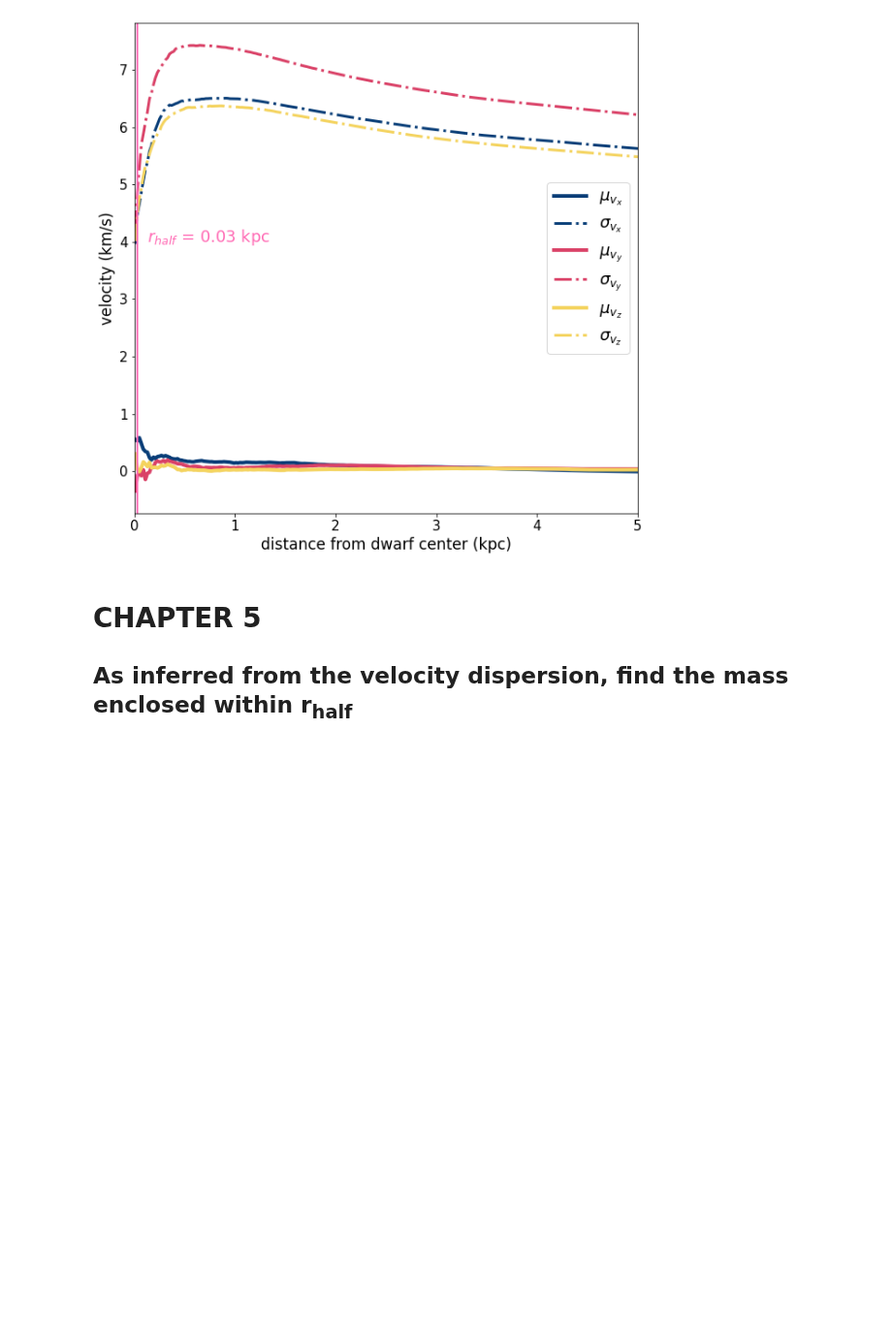
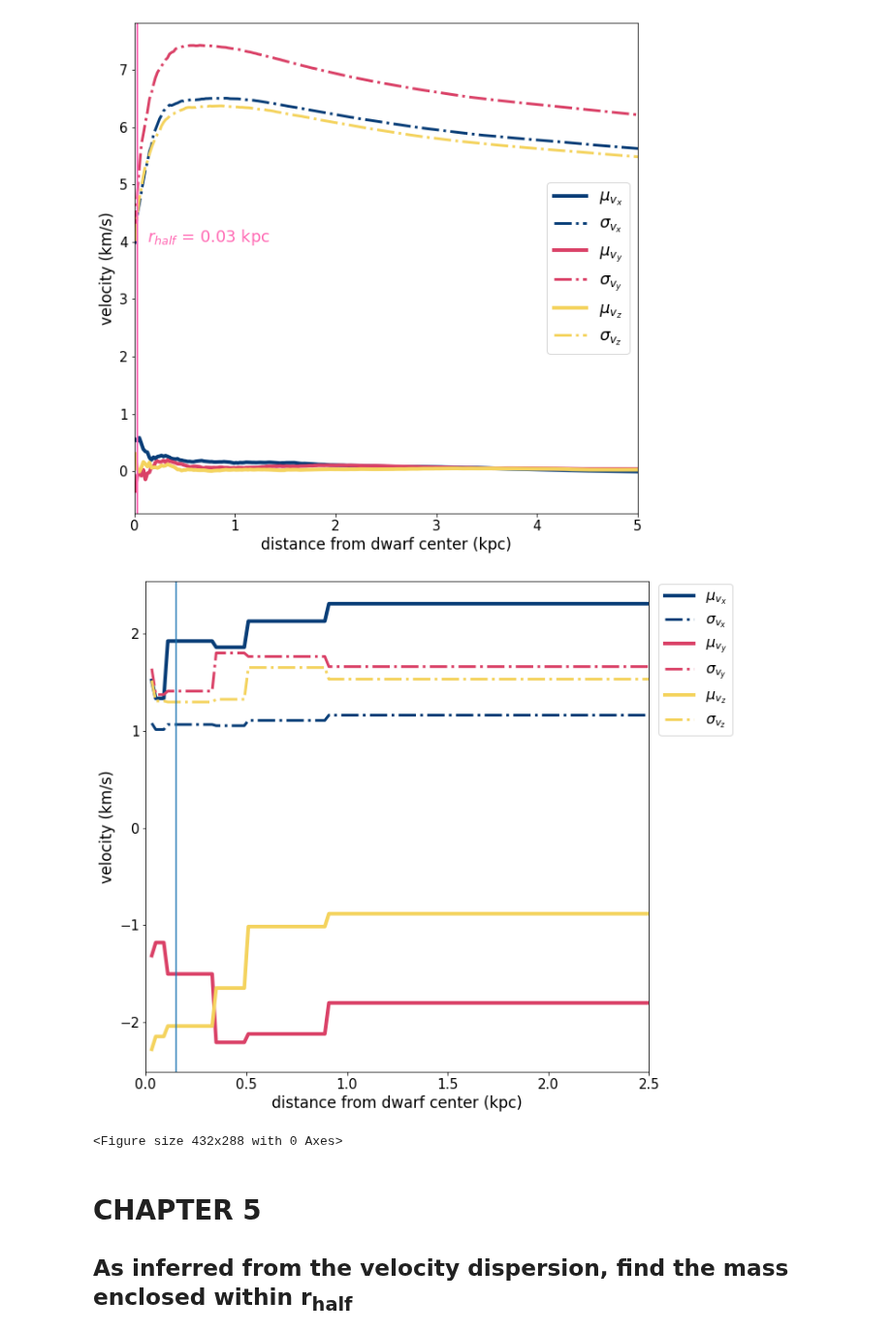
Before and after one commit to nguyenbinh1612/Binh_UFD, a Jupyter notebook: velocity/velocity_d2_RT.ipynb, the cells around one changed output. Shown at 97% size. Cells and saved outputs as stored; diff of their text form; code cells hidden in the pictures; blank space fills up the shorter version.

```diff
--- a/velocity/velocity_d2_RT.ipynb
+++ b/velocity/velocity_d2_RT.ipynb
@@ -329,6 +331,32 @@ plt.legend(loc='center right', fontsize=18, markerscale=2)
 plt.show()
 # %% [output]
 [figure]
+# %%
+fig, ax = plt.subplots(figsize=[10, 10])
+
+plt.plot(radius_array, mean_star_vx, linewidth=4, color='#083D77', label='$\mu_{v_x}$')
+plt.plot(radius_array, stdev_x, linewidth=3, linestyle='-.', color='#083D77', label='$\sigma_{v_x}$')
+plt.plot(radius_array, mean_star_vy, linewidth=4, color='#DA4167', label='$\mu_{v_y}$')
+plt.plot(radius_array, stdev_y, linewidth=3, linestyle='-.', color='#DA4167', label='$\sigma_{v_y}$')
+plt.plot(radius_array, mean_star_vz, linewidth=4, color='#F4D35E', label='$\mu_{v_z}$')
+plt.plot(radius_array, stdev_z, linewidth=3, linestyle='-.', color='#F4D35E', label='$\sigma_{v_z}$')
+
+plt.axvline(0.15)
+
+plt.xlabel('distance from dwarf center (kpc)', fontsize=17)
+plt.ylabel('velocity (km/s)', fontsize=17) # using LATEX here!
+plt.xlim(0,2.5)
+#plt.title('mean velocity and weighted velocity dispersion profiles\nof star particles, dwarf 2, z = 0.024, with RT', loc='center', fontsize=17)
+plt.xticks(fontsize=15)
+plt.yticks(fontsize=15)
+plt.legend(loc='upper right', fontsize=16, bbox_to_anchor=(1.18, 1.01), markerscale=2)
+
+plt.show()
+
+plt.savefig('star_weighted_sigma_2RT.png')
+# %% [output]
+[figure, added]
+<Figure size 432x288 with 0 Axes>
 # %% [markdown]
 # CHAPTER 5
 ## As inferred from the velocity dispersion, find the mass enclosed within r<sub>half<sub>
```
Also changed, not shown: parts of 3 cells of this notebook, 17 other files.
